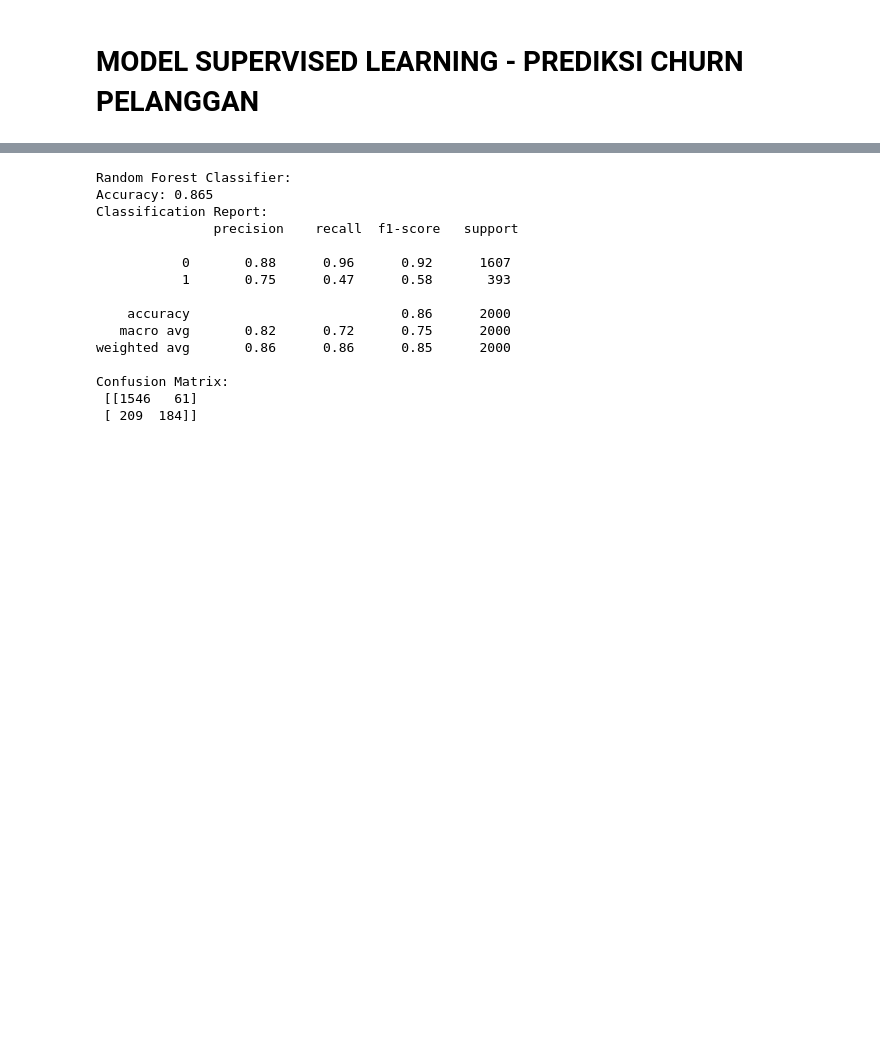
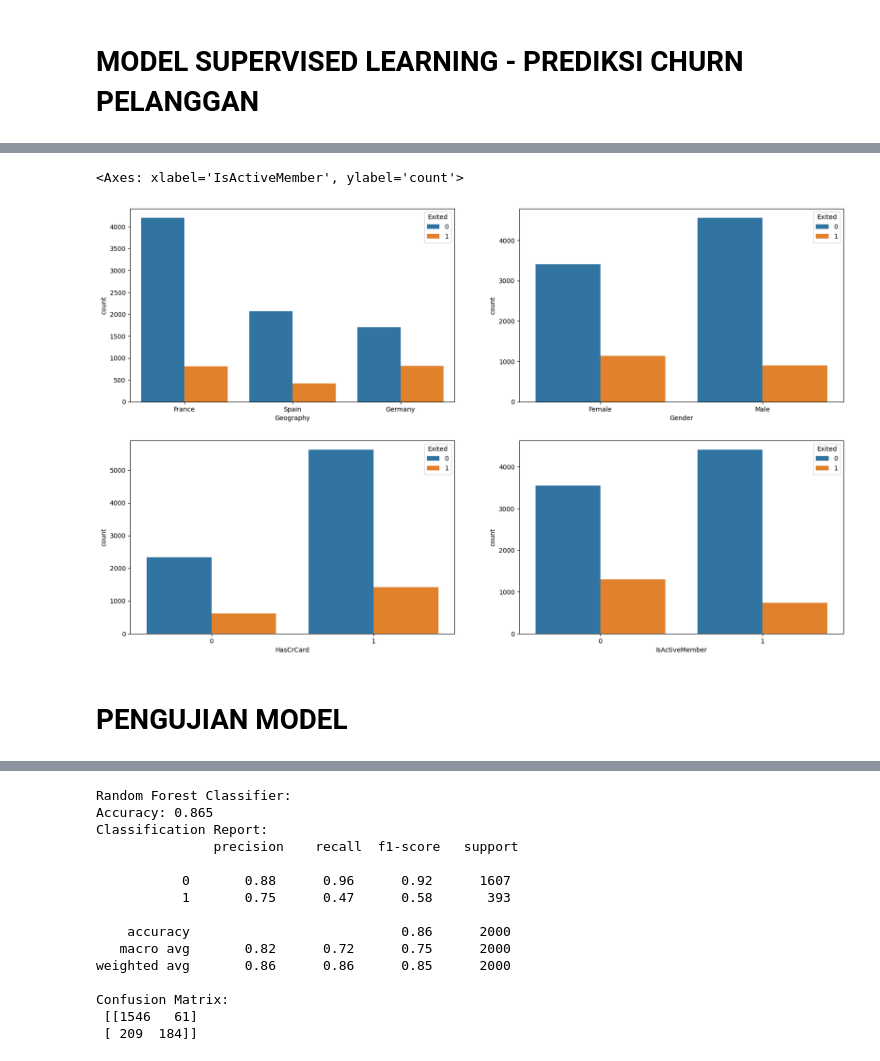
Before and after one commit to rinnarachma/latihan-DA, a Jupyter notebook: RINNA_RACHMATIKA_DA_TUGAS_2.ipynb, the cells around one changed output, grey strips where cells are left out. Drawn from its saved outputs; the diff is of its cells as text; code cells hidden in the pictures; blank space fills up the shorter version.

```diff
--- a/RINNA_RACHMATIKA_DA_TUGAS_2.ipynb
+++ b/RINNA_RACHMATIKA_DA_TUGAS_2.ipynb
@@ -14,3 +94,14 @@ data = pd.read_csv(url)
+# %%
+fig, axarr = mp.subplots(2, 2, figsize=(20, 12))
+sea.countplot(x='Geography', hue = 'Exited',data = data, ax=axarr[0][0])
+sea.countplot(x='Gender', hue = 'Exited',data = data, ax=axarr[0][1])
+sea.countplot(x='HasCrCard', hue = 'Exited',data = data, ax=axarr[1][0])
+sea.countplot(x='IsActiveMember', hue = 'Exited',data = data, ax=axarr[1][1])
+# %% [output]
+<Axes: xlabel='IsActiveMember', ylabel='count'>
+[figure, added]
+# %% [markdown]
+# **PENGUJIAN MODEL**
 # %%
 # Preprocessing data
 # Menghapus kolom yang tidak diperlukan untuk pemodelan
```
Also changed, not shown: parts of 18 cells of this notebook.
